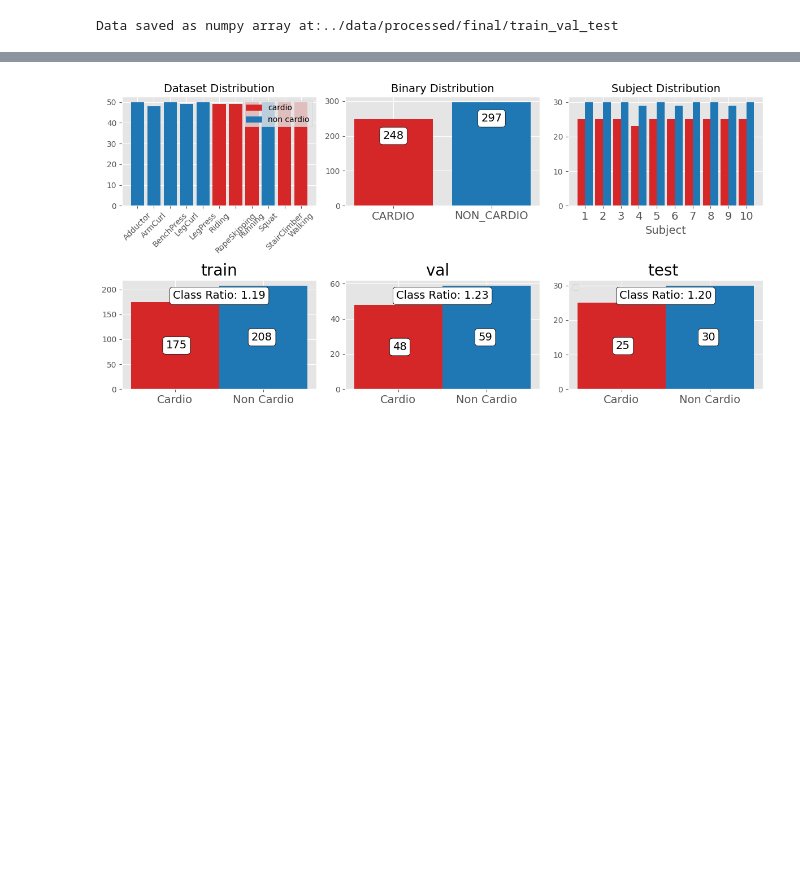
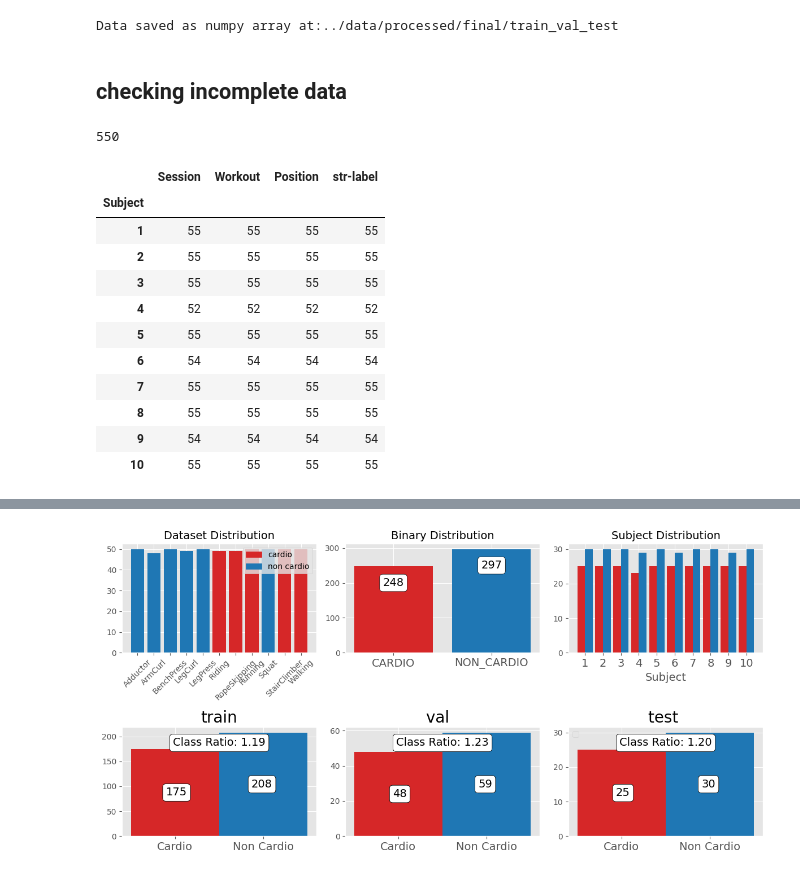
Before and after one commit to Arthur-Salles/mc855-recgym, a Jupyter notebook: src/eda_preprocessing.ipynb, the cells around one changed output, grey strips where cells are left out. Saved outputs shown, nothing was run; the diff lists cells and outputs as text; code cells hidden in the pictures; blank space fills up the shorter version.

```diff
--- a/src/eda_preprocessing.ipynb
+++ b/src/eda_preprocessing.ipynb
@@ -228,0 +260,21 @@ test_label = get_label(test_data)
+# %% [markdown]
+## checking incomplete data
+# %%
+10 * 11 * 5
+# %% [output]
+550
+# %%
+df_counter.groupby('Subject').count()
+# %% [output]
+|  | Session | Workout | Position | str-label |
+| Subject |  |  |  |  |
+| 1 | 55 | 55 | 55 | 55 |
+| 2 | 55 | 55 | 55 | 55 |
+| 3 | 55 | 55 | 55 | 55 |
+| 4 | 52 | 52 | 52 | 52 |
+| 5 | 55 | 55 | 55 | 55 |
+| 6 | 54 | 54 | 54 | 54 |
+| 7 | 55 | 55 | 55 | 55 |
+| 8 | 55 | 55 | 55 | 55 |
+| 9 | 54 | 54 | 54 | 54 |
+| 10 | 55 | 55 | 55 | 55 |
```
Also changed, not shown: parts of 6 cells of this notebook, 2 other files.
